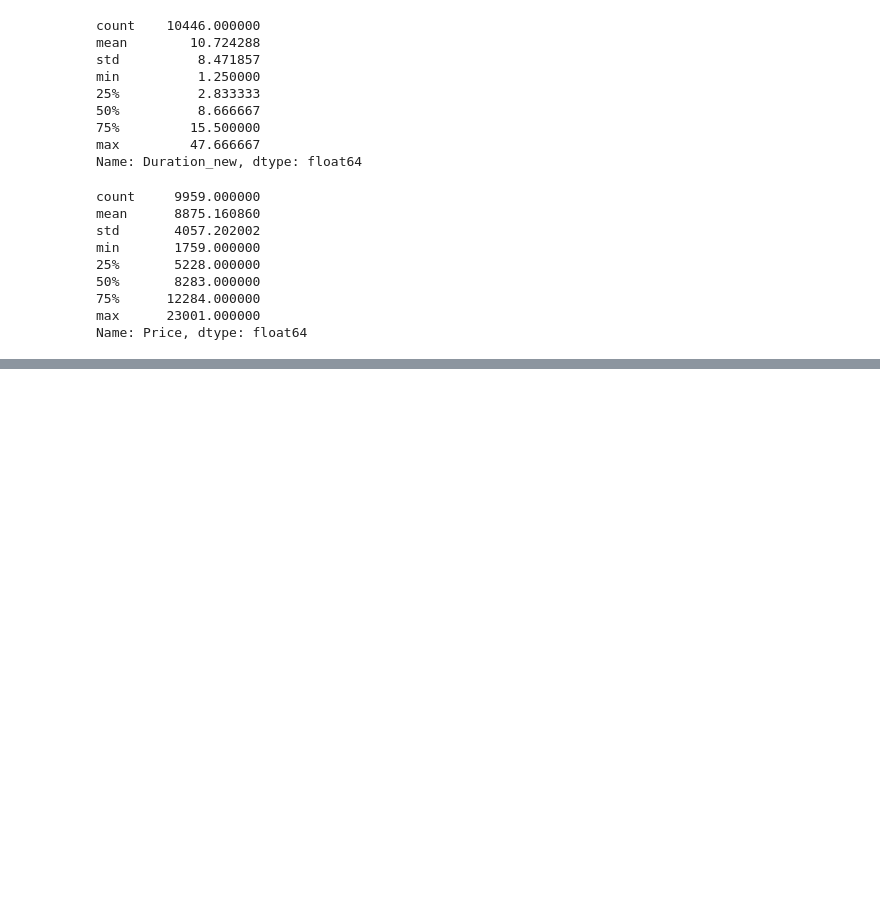
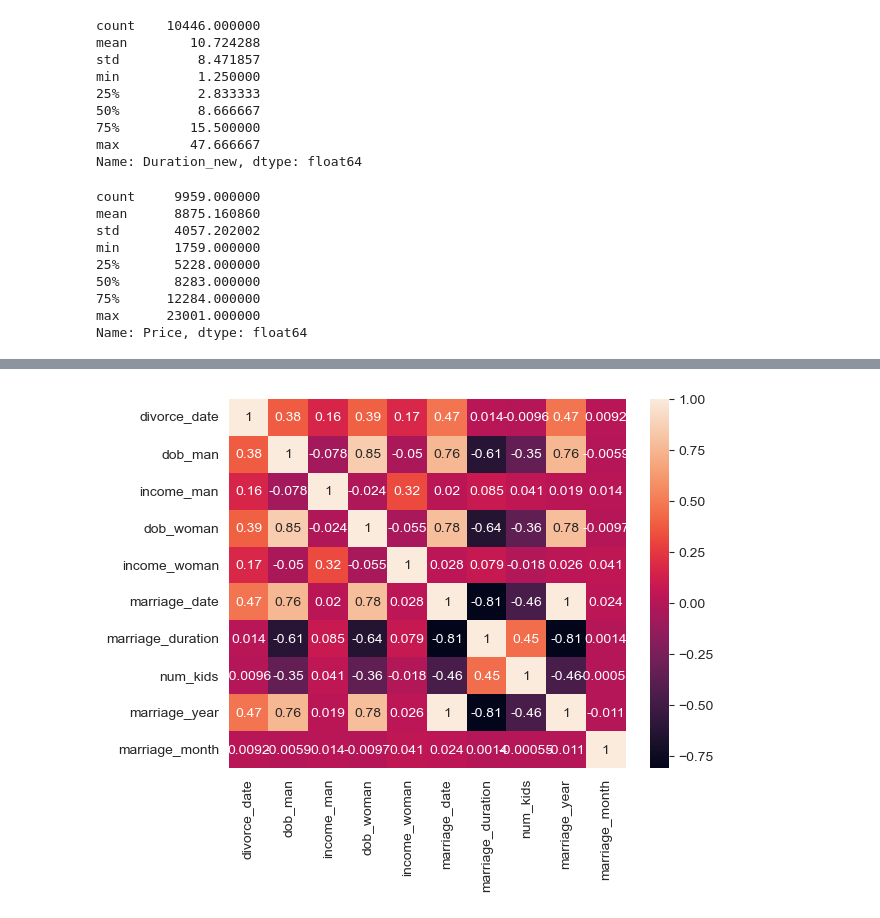
Before and after one commit to GuoweiYang19891101/data_analyst_with_python, a Jupyter notebook: datacamp_data_analyst_career_python/12_exploratory_data_analysis_python.ipynb, the cells around one changed output, grey strips where cells are left out. Cells and saved outputs as stored; diff of their text form; code cells hidden in the pictures; blank space fills up the shorter version.

```diff
--- a/datacamp_data_analyst_career_python/12_exploratory_data_analysis_python.ipynb
+++ b/datacamp_data_analyst_career_python/12_exploratory_data_analysis_python.ipynb
@@ -571,0 +622,24 @@ Name: Price, dtype: float64
+# %%
+# Code for part 3.2
+
+# interpreting a heatmap
+import pandas as pd
+import seaborn as sns
+import matplotlib.pyplot as plt
+
+# get the data
+divorce = pd.read_csv('12_datasets/divorce.csv', parse_dates=['divorce_date', 'dob_man', 'dob_woman', 'marriage_date'])
+# print(divorce.info())
+
+# get marriage_month and year
+divorce['marriage_year'] = divorce['marriage_date'].dt.year
+divorce['marriage_month'] = divorce['marriage_date'].dt.month
+
+# keep numeric columns only
+divorce_num = divorce.drop(['education_man', 'education_woman'], axis=1)
+
+# create heatmap of correlation
+sns.heatmap(divorce_num.corr(), annot=True)
+plt.show()
+# %% [output]
+[figure, added]
```
Also changed, not shown: parts of 11 cells of this notebook.
